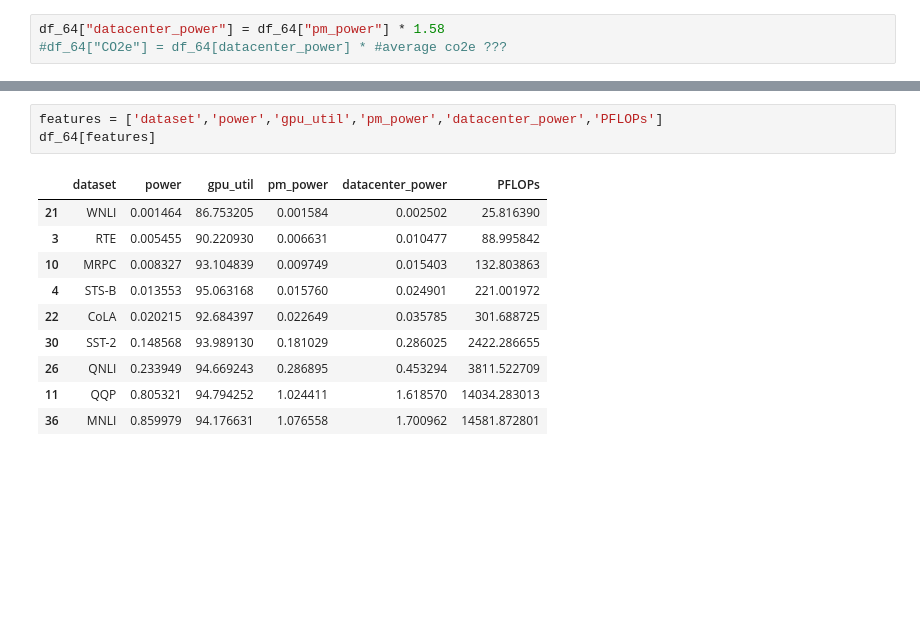
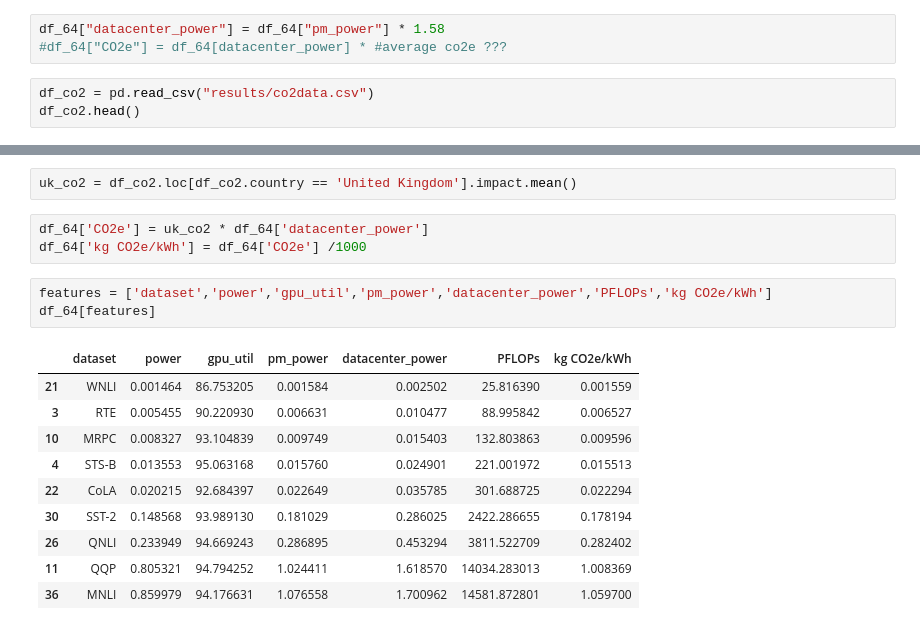
Before and after one commit to MScDissertation/NLP, a Jupyter notebook: PowerMonitorReadingsForFinetuning.ipynb, the cells around one changed output, grey strips where cells are left out. Saved outputs shown, nothing was run; the diff lists cells and outputs as text; blank space fills up the shorter version.

```diff
--- a/PowerMonitorReadingsForFinetuning.ipynb
+++ b/PowerMonitorReadingsForFinetuning.ipynb
@@ -141,3 +129,6 @@ df_64 = df_64.sort_values('dataset_size')
 # %%
 df_64["datacenter_power"] = df_64["pm_power"] * 1.58
 #df_64["CO2e"] = df_64[datacenter_power] * #average co2e ???
+# %%
+df_co2 = pd.read_csv("results/co2data.csv")
+df_co2.head()
@@ -144,14 +142,19 @@ df_64["datacenter_power"] = df_64["pm_power"] * 1.58
+# %%
+uk_co2 = df_co2.loc[df_co2.country == 'United Kingdom'].impact.mean()
+# %%
+df_64['CO2e'] = uk_co2 * df_64['datacenter_power']
+df_64['kg CO2e/kWh'] = df_64['CO2e'] /1000
 # %%
-features = ['dataset','power','gpu_util','pm_power','datacenter_power','PFLOPs']
+features = ['dataset','power','gpu_util','pm_power','datacenter_power','PFLOPs','kg CO2e/kWh']
 df_64[features]
 # %% [output]
-|  | dataset | power | gpu_util | pm_power | datacenter_power | PFLOPs |
-| 21 | WNLI | 0.001464 | 86.753205 | 0.001584 | 0.002502 | 25.816390 |
-| 3 | RTE | 0.005455 | 90.220930 | 0.006631 | 0.010477 | 88.995842 |
-| 10 | MRPC | 0.008327 | 93.104839 | 0.009749 | 0.015403 | 132.803863 |
-| 4 | STS-B | 0.013553 | 95.063168 | 0.015760 | 0.024901 | 221.001972 |
-| 22 | CoLA | 0.020215 | 92.684397 | 0.022649 | 0.035785 | 301.688725 |
-| 30 | SST-2 | 0.148568 | 93.989130 | 0.181029 | 0.286025 | 2422.286655 |
-| 26 | QNLI | 0.233949 | 94.669243 | 0.286895 | 0.453294 | 3811.522709 |
-| 11 | QQP | 0.805321 | 94.794252 | 1.024411 | 1.618570 | 14034.283013 |
-| 36 | MNLI | 0.859979 | 94.176631 | 1.076558 | 1.700962 | 14581.872801 |
+|  | dataset | power | gpu_util | pm_power | datacenter_power | PFLOPs | kg CO2e/kWh |
+| 21 | WNLI | 0.001464 | 86.753205 | 0.001584 | 0.002502 | 25.816390 | 0.001559 |
+| 3 | RTE | 0.005455 | 90.220930 | 0.006631 | 0.010477 | 88.995842 | 0.006527 |
+| 10 | MRPC | 0.008327 | 93.104839 | 0.009749 | 0.015403 | 132.803863 | 0.009596 |
+| 4 | STS-B | 0.013553 | 95.063168 | 0.015760 | 0.024901 | 221.001972 | 0.015513 |
+| 22 | CoLA | 0.020215 | 92.684397 | 0.022649 | 0.035785 | 301.688725 | 0.022294 |
+| 30 | SST-2 | 0.148568 | 93.989130 | 0.181029 | 0.286025 | 2422.286655 | 0.178194 |
+| 26 | QNLI | 0.233949 | 94.669243 | 0.286895 | 0.453294 | 3811.522709 | 0.282402 |
+| 11 | QQP | 0.805321 | 94.794252 | 1.024411 | 1.618570 | 14034.283013 | 1.008369 |
+| 36 | MNLI | 0.859979 | 94.176631 | 1.076558 | 1.700962 | 14581.872801 | 1.059700 |
```
Also changed, not shown: parts of 2 cells of this notebook, 1 other file.
